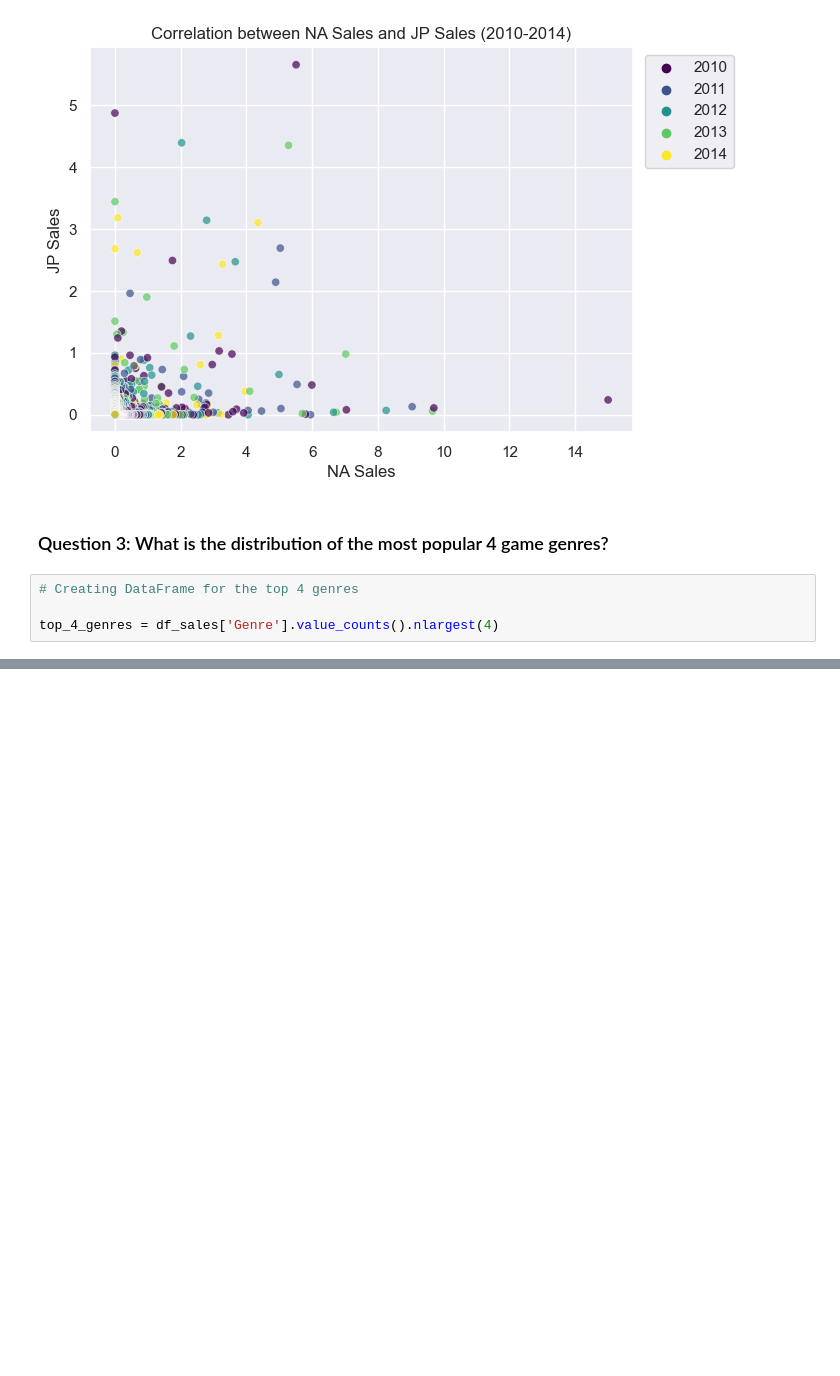
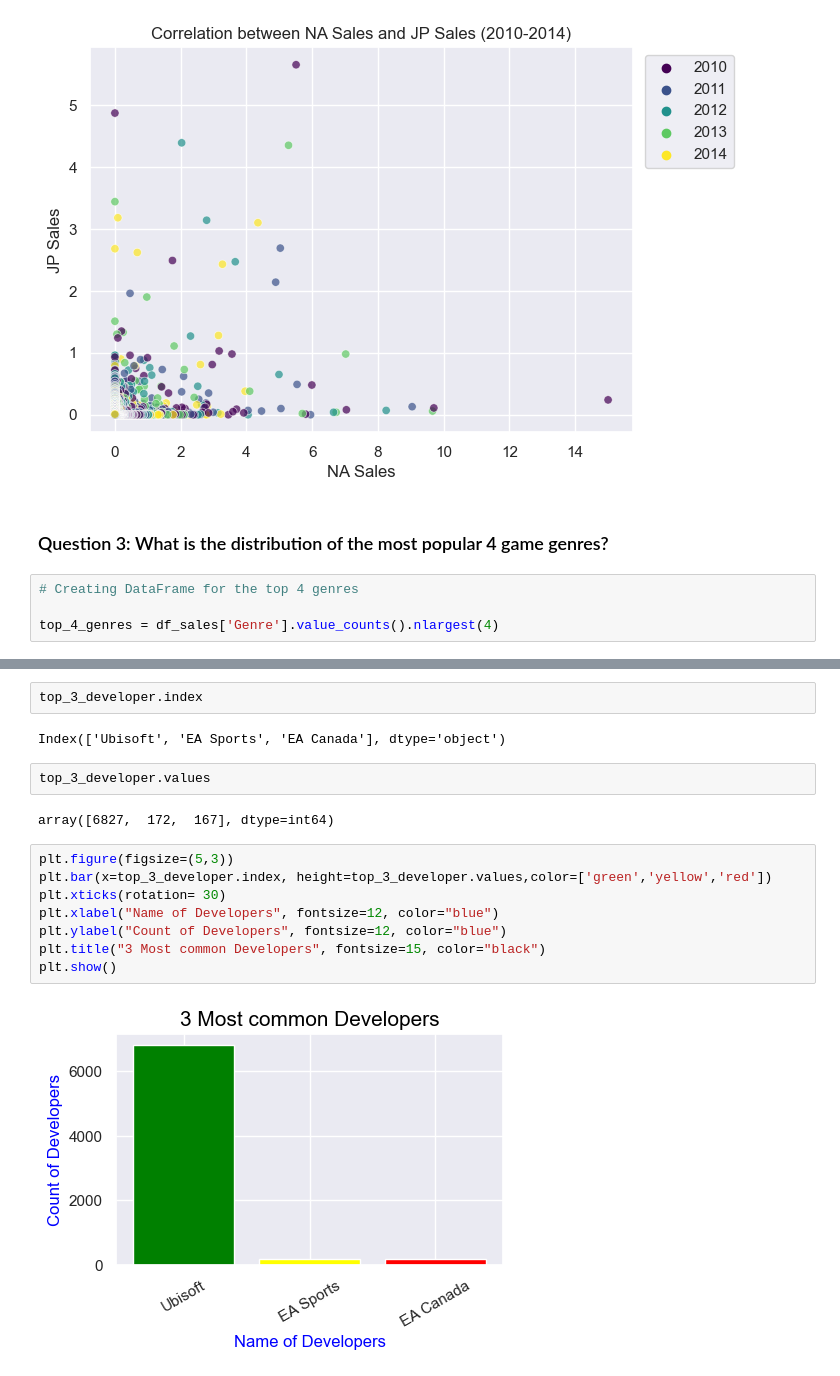
Before and after one commit to horlaralexie/Data-Visualisation-Techniques-, a Jupyter notebook: AkinniyiOlayeleVictor_DPrepHDip_CA1.ipynb, the cells around one changed output, grey strips where cells are left out. Drawn from its saved outputs; the diff is of its cells as text; blank space fills up the shorter version.

```diff
--- a/AkinniyiOlayeleVictor_DPrepHDip_CA1.ipynb
+++ b/AkinniyiOlayeleVictor_DPrepHDip_CA1.ipynb
@@ -397,0 +386,18 @@ plt.bar(x=top_3_developer.index, height=top_3_developer.values)
+# %%
+top_3_developer.index
+# %% [output]
+Index(['Ubisoft', 'EA Sports', 'EA Canada'], dtype='object')
+# %%
+top_3_developer.values
+# %% [output]
+array([6827,  172,  167], dtype=int64)
+# %%
+plt.figure(figsize=(5,3))
+plt.bar(x=top_3_developer.index, height=top_3_developer.values,color=['green','yellow','red'])
+plt.xticks(rotation= 30)
+plt.xlabel("Name of Developers", fontsize=12, color="blue")
+plt.ylabel("Count of Developers", fontsize=12, color="blue")
+plt.title("3 Most common Developers", fontsize=15, color="black")
+plt.show()
+# %% [output]
+[figure, added]
```
Also changed, not shown: parts of 17 cells of this notebook.
